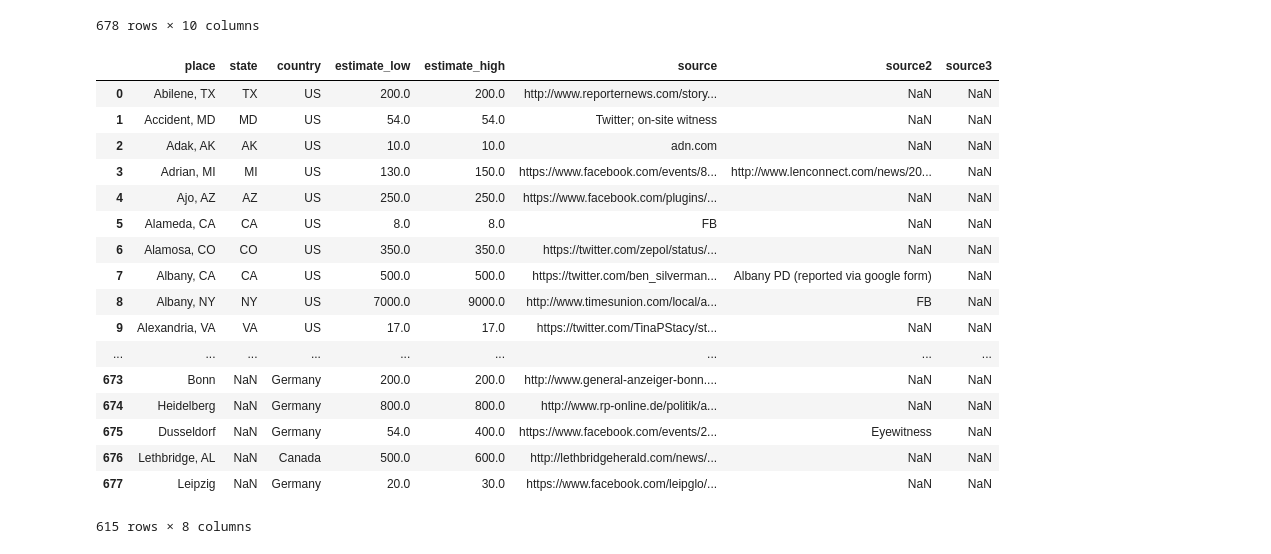
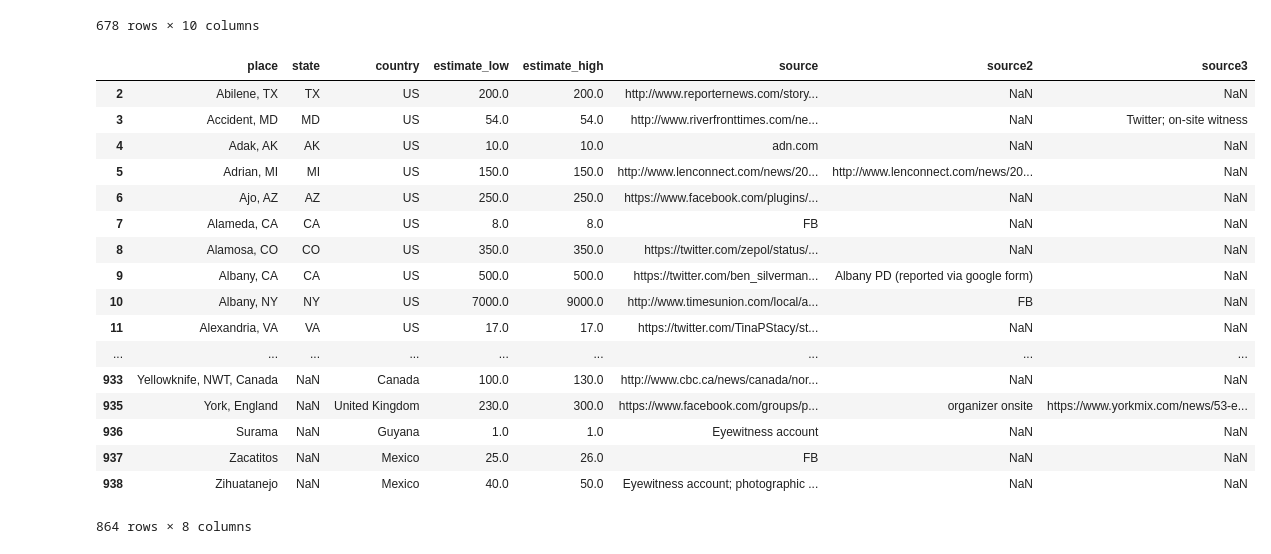
Before and after one commit to zischwartz/womensmarches, a Jupyter notebook: wmcrowds.ipynb, the cells around one changed output. Saved outputs shown, nothing was run; the diff lists cells and outputs as text; code cells hidden in the pictures.

```diff
--- a/wmcrowds.ipynb
+++ b/wmcrowds.ipynb
@@ -29,7 +30,7 @@ import geocoder
 # %%
-df = pd.read_csv("Crowd Estimates, 1.21.2017 - By City.csv", skiprows=9,  header=None, thousands=",")
-# df = pd.read_csv("Crowd Estimates, 1.21.2017 - Sheet1.csv", skiprows=6,  header=None, thousands=",")
-col_names = ["place", "state", "country", "estimate_low", "estimate_high", "est3", "not121", "source", "source2", "source3"]
+# df = pd.read_csv("Crowd Estimates, 1.21.2017 - By City.csv", skiprows=9,  header=None, thousands=",")
+df = pd.read_csv("Crowd Estimates, 1.21.2017 - Sheet1.csv", skiprows=9,  header=None, thousands=",")
+col_names = ["place", "state", "country", "estimate_low", "estimate_high", "est3", "not121", "source", "source2", "source3", "a", "b", "c","d","e", "f", "g", "h", "i", "j", "k", "l"]
 df.columns = col_names
 df.info()
 # %% [output]
@@ -75,28 +78,30 @@ state_lookup = { 'AK': 'Alaska', 'AL': 'Alabama', 'AR': 'Arkansas', 'AS': 'Ameri
 # %%
 # drop what we don't care about
 df.drop(["est3", "not121"], axis=1, inplace=True)
+# "a", "b", "c","d","e", "f", "g", "h", "i", "j", "k", "l"
+df.drop(["a", "b", "c","d","e", "f", "g", "h", "i", "j", "k", "l"], axis=1, inplace=True)
 # drop rows that lack a max estimate
 df.dropna(axis=0, how='any', subset=['estimate_high'], inplace=True)
 df
 # %% [output]
 |  | place | state | country | estimate_low | estimate_high | source | source2 | source3 |
-| 0 | Abilene, TX | TX | US | 200.0 | 200.0 | http://www.reporternews.com/story... | NaN | NaN |
-| 1 | Accident, MD | MD | US | 54.0 | 54.0 | Twitter; on-site witness | NaN | NaN |
-| 2 | Adak, AK | AK | US | 10.0 | 10.0 | adn.com | NaN | NaN |
-| 3 | Adrian, MI | MI | US | 130.0 | 150.0 | https://www.facebook.com/events/8... | http://www.lenconnect.com/news/20... | NaN |
-| 4 | Ajo, AZ | AZ | US | 250.0 | 250.0 | https://www.facebook.com/plugins/... | NaN | NaN |
-| 5 | Alameda, CA | CA | US | 8.0 | 8.0 | FB | NaN | NaN |
-| 6 | Alamosa, CO | CO | US | 350.0 | 350.0 | https://twitter.com/zepol/status/... | NaN | NaN |
-| 7 | Albany, CA | CA | US | 500.0 | 500.0 | https://twitter.com/ben_silverman... | Albany PD (reported via google form) | NaN |
-| 8 | Albany, NY | NY | US | 7000.0 | 9000.0 | http://www.timesunion.com/local/a... | FB | NaN |
-| 9 | Alexandria, VA | VA | US | 17.0 | 17.0 | https://twitter.com/TinaPStacy/st... | NaN | NaN |
+| 2 | Abilene, TX | TX | US | 200.0 | 200.0 | http://www.reporternews.com/story... | NaN | NaN |
+| 3 | Accident, MD | MD | US | 54.0 | 54.0 | http://www.riverfronttimes.com/ne... | NaN | Twitter; on-site witness |
+| 4 | Adak, AK | AK | US | 10.0 | 10.0 | adn.com | NaN | NaN |
+| 5 | Adrian, MI | MI | US | 150.0 | 150.0 | http://www.lenconnect.com/news/20... | http://www.lenconnect.com/news/20... | NaN |
+| 6 | Ajo, AZ | AZ | US | 250.0 | 250.0 | https://www.facebook.com/plugins/... | NaN | NaN |
+| 7 | Alameda, CA | CA | US | 8.0 | 8.0 | FB | NaN | NaN |
+| 8 | Alamosa, CO | CO | US | 350.0 | 350.0 | https://twitter.com/zepol/status/... | NaN | NaN |
+| 9 | Albany, CA | CA | US | 500.0 | 500.0 | https://twitter.com/ben_silverman... | Albany PD (reported via google form) | NaN |
+| 10 | Albany, NY | NY | US | 7000.0 | 9000.0 | http://www.timesunion.com/local/a... | FB | NaN |
+| 11 | Alexandria, VA | VA | US | 17.0 | 17.0 | https://twitter.com/TinaPStacy/st... | NaN | NaN |
 | ... | ... | ... | ... | ... | ... | ... | ... | ... |
-| 673 | Bonn | NaN | Germany | 200.0 | 200.0 | http://www.general-anzeiger-bonn.... | NaN | NaN |
-| 674 | Heidelberg | NaN | Germany | 800.0 | 800.0 | http://www.rp-online.de/politik/a... | NaN | NaN |
-| 675 | Dusseldorf | NaN | Germany | 54.0 | 400.0 | https://www.facebook.com/events/2... | Eyewitness | NaN |
-| 676 | Lethbridge, AL | NaN | Canada | 500.0 | 600.0 | http://lethbridgeherald.com/news/... | NaN | NaN |
-| 677 | Leipzig | NaN | Germany | 20.0 | 30.0 | https://www.facebook.com/leipglo/... | NaN | NaN |
+| 933 | Yellowknife, NWT, Canada | NaN | Canada | 100.0 | 130.0 | http://www.cbc.ca/news/canada/nor... | NaN | NaN |
+| 935 | York, England | NaN | United Kingdom | 230.0 | 300.0 | https://www.facebook.com/groups/p... | organizer onsite | https://www.yorkmix.com/news/53-e... |
+| 936 | Surama | NaN | Guyana | 1.0 | 1.0 | Eyewitness account | NaN | NaN |
+| 937 | Zacatitos | NaN | Mexico | 25.0 | 26.0 | FB | NaN | NaN |
+| 938 | Zihuatanejo | NaN | Mexico | 40.0 | 50.0 | Eyewitness account; photographic ... | NaN | NaN |
-615 rows × 8 columns
+864 rows × 8 columns
 # %%
 # this is spelled wrong
 t_town = df[ df['place']=='Tblisi, Georgia']
```
Also changed, not shown: parts of 5 cells of this notebook, 6 other files.
